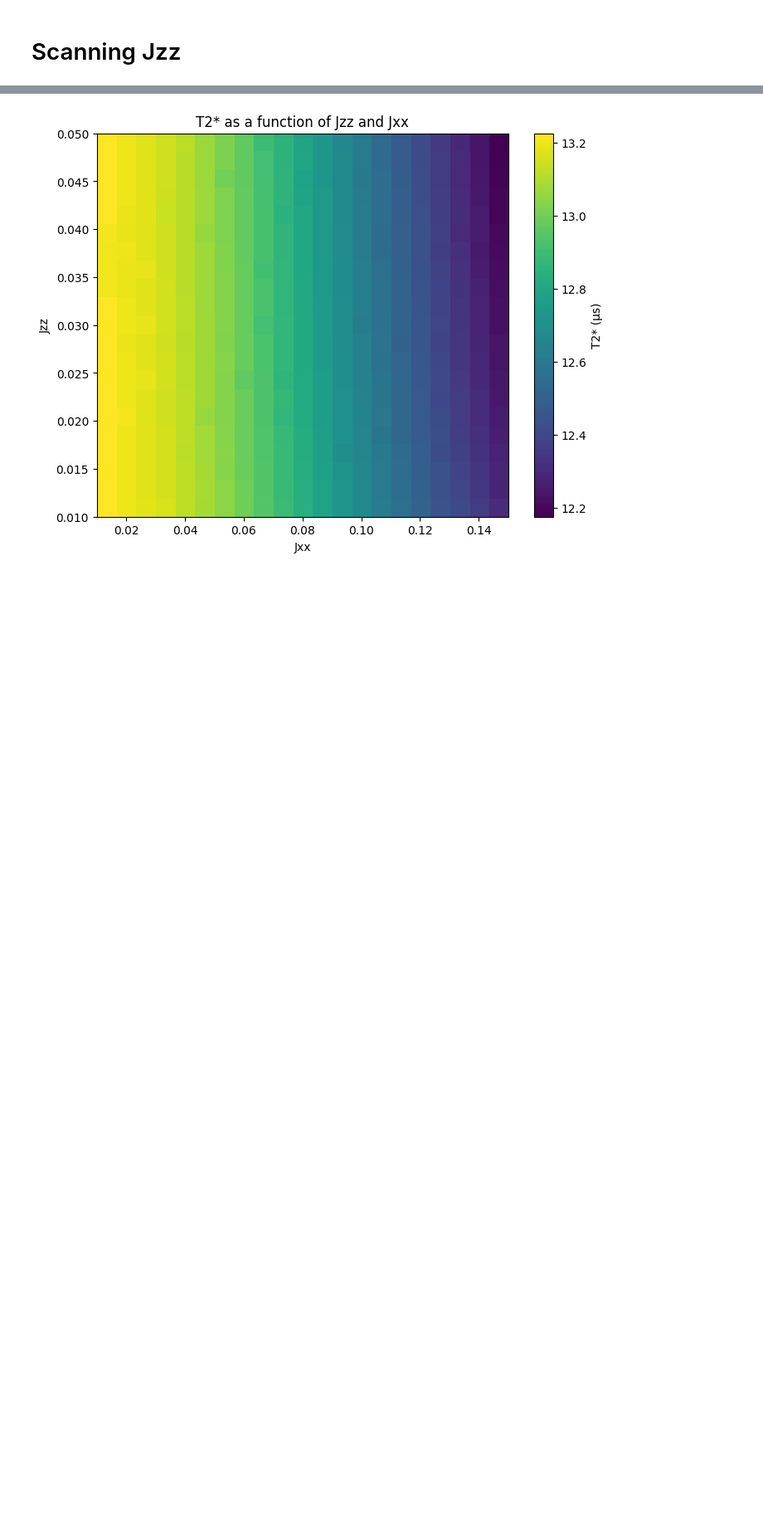
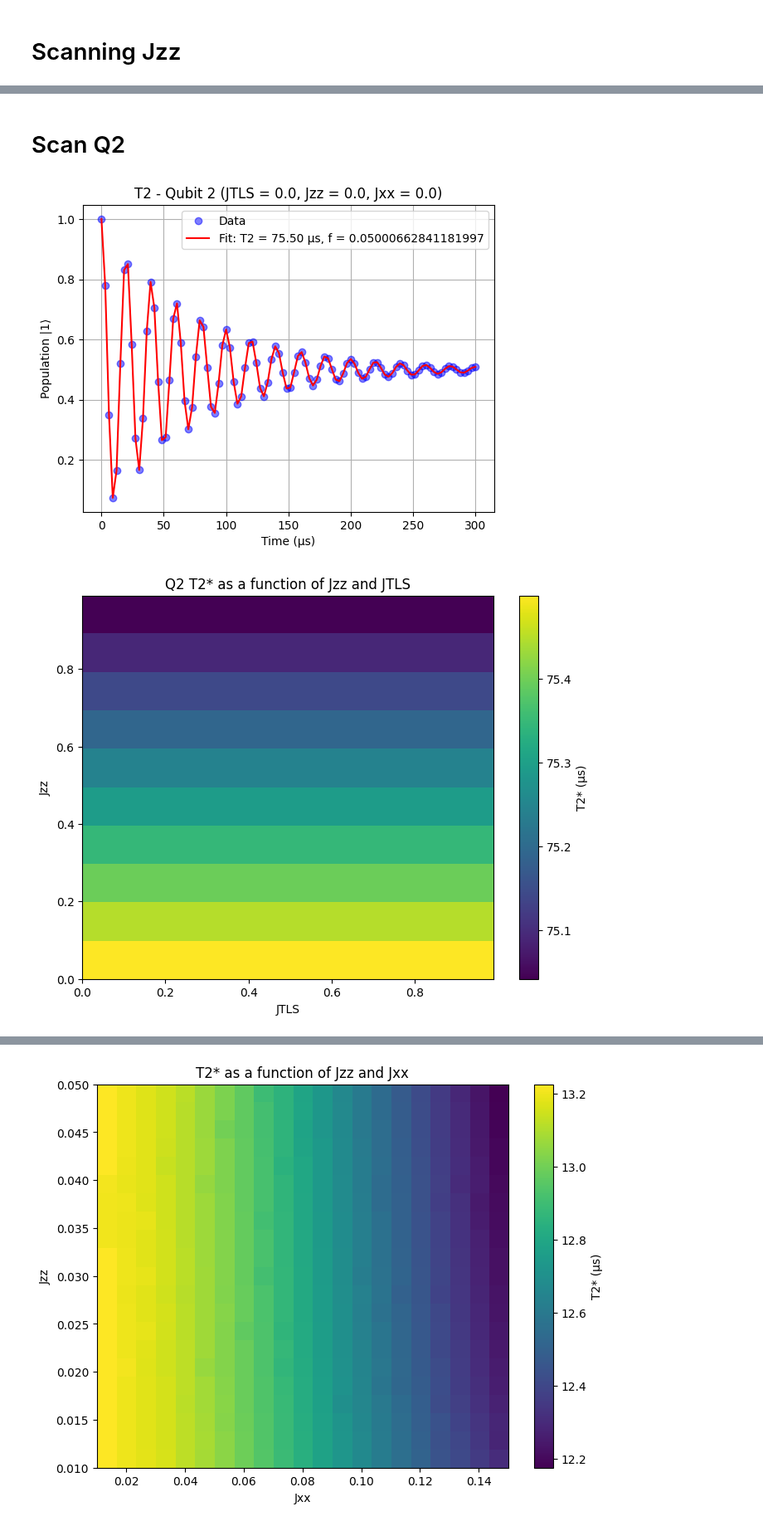
Before and after one commit to jyamaoka/qubit_zz_coupling, a Jupyter notebook: examples/scan_coupling.ipynb, the cells around one changed output, grey strips where cells are left out. Shown at 83% size. Saved outputs shown, nothing was run; the diff lists cells and outputs as text; code cells hidden in the pictures; blank space fills up the shorter version.

```diff
--- a/examples/scan_coupling.ipynb
+++ b/examples/scan_coupling.ipynb
@@ -194,0 +200,60 @@ plt.show()
+# %% [markdown]
+# Scan Q2
+# %%
+
+# Define parameter ranges
+Jzz_vals = np.linspace(0.00, 0.99, 10)
+JTLS_vals = np.linspace(0.00, 0.99, 10)
+T2_matrix = np.zeros((len(Jzz_vals), len(JTLS_vals)))
+
+# Base system parameters (without Jzz and JTLS)
+base_params = SYSTEM_PARAMS.copy()
+
+tlist = base_params["time_points"]
+do_print = True
+for i, Jzz in enumerate(tqdm(Jzz_vals)):
+    for j, JTLS in enumerate(JTLS_vals):
+
+        # Update parameters for this scan
+        params = base_params.copy()
+        params["Jzz"] = Jzz
+        params["JTLS"] = JTLS
+
+        # Setup system
+        H, c_ops, sz_q1, sz_q2, sx_q1, sx_q2 = setup_operators(system_params=params)
+        psi0 = tensor(  basis(2, 1), (basis(2, 0) + basis(2, 1)).unit(), basis(2, 1))  # |1⟩|+⟩|1⟩
+        first_guess = [0.5, 1.0 / params["dephasing"]["q2"], params["fq2"], 0.0, 0.5]
+
+        # Solve T2 and store the fitted T2 value
+        try:
+            fit_par = solve_t2(H, psi0, tlist, c_ops, [sx_q2], first_guess, ret_pop=False, use_fit_gauss=True)
+        except:
+            print(f"Error solving T2 for Jzz={Jzz}, JTLS={JTLS}")
+            continue
+
+        if fit_par[1] < 20:
+            plot_t2(H, psi0, tlist, c_ops, [sx_q2], fit_par, "Qubit 2", params)
+            fit_par[1] = 75
+
+        if do_print:
+            plot_t2(H, psi0, tlist, c_ops, [sx_q2], fit_par, "Qubit 2", params)
+            do_print = False
+
+        T2_matrix[i, j] = fit_par[1]  # T2* is the second parameter
+
+
+# Plot heatmap
+plt.figure(figsize=(8, 6))
+plt.imshow(T2_matrix, origin='lower', aspect='auto',
+           extent=[JTLS_vals[0], JTLS_vals[-1], Jzz_vals[0], Jzz_vals[-1]],
+           cmap='viridis')
+plt.colorbar(label='T2* (μs)')
+plt.xlabel('JTLS')
+plt.ylabel('Jzz')
+plt.title('Q2 T2* as a function of Jzz and JTLS')
+plt.show()
+
+#print(T2_matrix)
+# %% [output]
+[figure, added]
+[figure, added]
```
Also changed, not shown: parts of 11 cells of this notebook, 3 other files.
